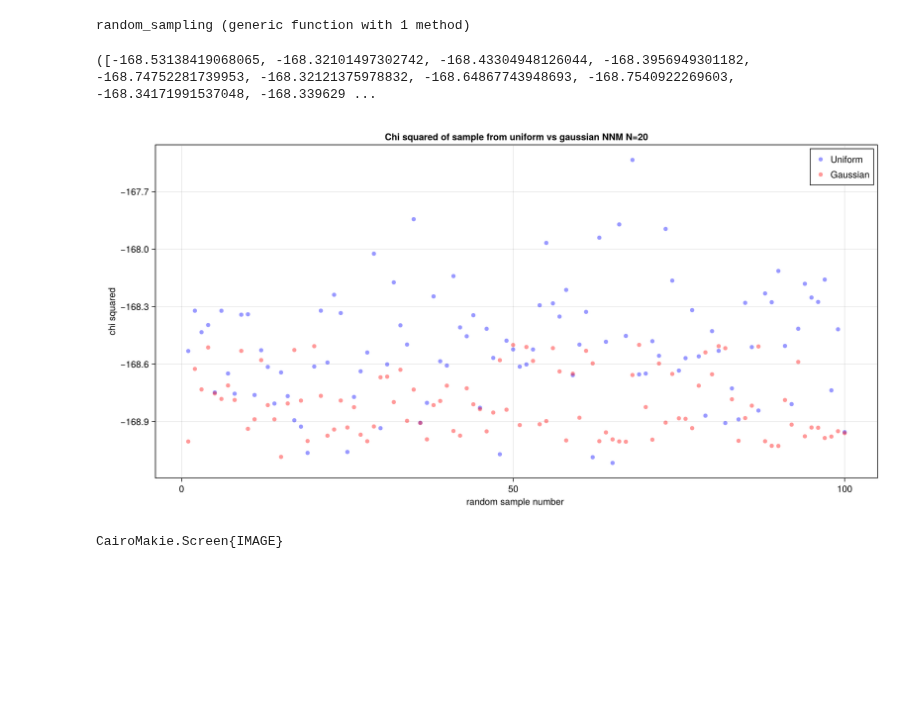
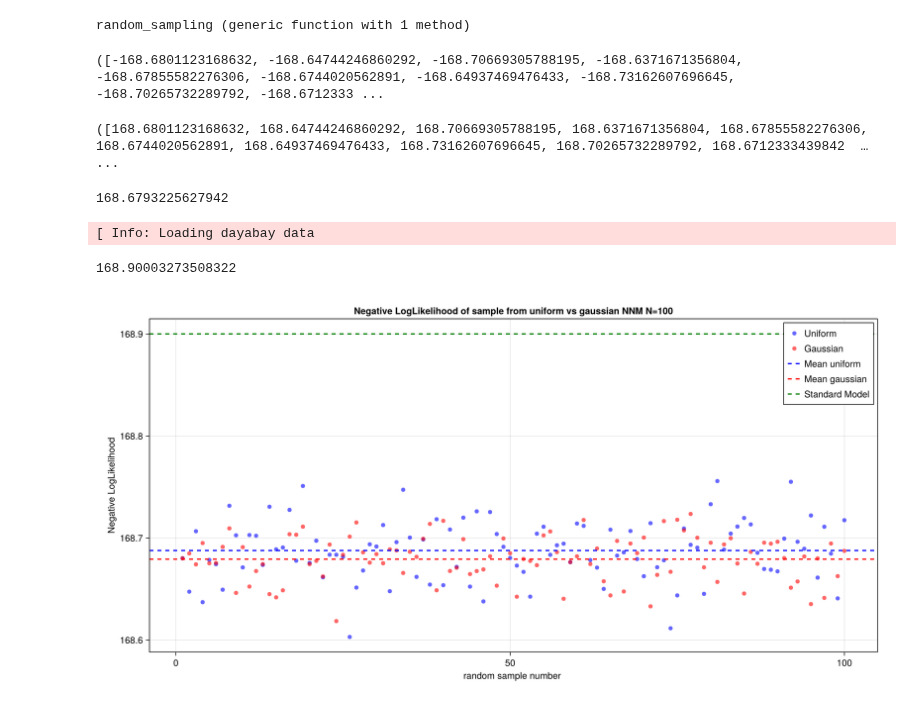
Before and after one commit to philippeller/Newtrinos.jl, a Jupyter notebook: notebooks/new_method.ipynb, the cells around one changed output. Saved outputs shown, nothing was run; the diff lists cells and outputs as text; code cells hidden in the pictures; blank space fills up the shorter version.

```diff
--- a/notebooks/new_method.ipynb
+++ b/notebooks/new_method.ipynb
@@ -159,7 +156,7 @@ function random_sampling(physics, experiments, p)
 
    @showprogress for i in 1:100
       #println("Random sampling iteration: $i")
-      sigma=2*p.m₀/10000000000
+      sigma=2*p.m₀/1000
       new_m₀_un = rand(Uniform(p.m₀, p.m₀*(1+2/p.r)))
       new_m₀_norm=rand(truncated(Normal(p.m₀,sigma), p.m₀, p.m₀*(1+2/p.r)))
       p_new_un = @set p.m₀ = new_m₀_un
@@ -189,30 +186,69 @@ random_sampling (generic function with 1 method)
 # %%
 trial=random_sampling(physics, experiments, p)
 # %% [output]
-([-168.53138419068065, -168.32101497302742, -168.43304948126044, -168.3956949301182, -168.74752281739953, -168.32121375978832, -168.64867743948693, -168.7540922269603, -168.34171991537048, -168.339629 ...
+([-168.6801123168632, -168.64744246860292, -168.70669305788195, -168.6371671356804, -168.67855582276306, -168.6744020562891, -168.64937469476433, -168.73162607696645, -168.70265732289792, -168.6712333 ...
+# %%
+trial=.-trial # to have the negative log likelihood
+# %% [output]
+([168.6801123168632, 168.64744246860292, 168.70669305788195, 168.6371671356804, 168.67855582276306, 168.6744020562891, 168.64937469476433, 168.73162607696645, 168.70265732289792, 168.6712333439842  …  ...
+# %%
+mean_un=mean(trial[1])
+mean_norm=mean(trial[2])
+# %% [output]
+168.6793225627942
+# %%
+# standard model for comparison
+osc_cfg_SM = Newtrinos.osc.OscillationConfig(
+    flavour=Newtrinos.osc.ThreeFlavour(),
+    propagation=Newtrinos.osc.Basic(),
+    states=Newtrinos.osc.All(),
+    interaction=Newtrinos.osc.SI()
+    )
+
+osc = Newtrinos.osc.configure(osc_cfg_SM)
+
+atm_flux = Newtrinos.atm_flux.configure()
+earth_layers = Newtrinos.earth_layers.configure()
+
+physics_SM = (; osc, atm_flux, earth_layers);
+
+experiments_SM = (
+
+  dayabay= Newtrinos.dayabay.configure(physics_SM),
+);
+
+p_SM = Newtrinos.get_params(experiments_SM)
+
+likelihood_SM=-logdensityof(Newtrinos.dayabay.get_forward_model(physics_SM, assets)(p_SM), assets.observed)
+# %% [output]
+[ Info: Loading dayabay data
+168.90003273508322
 # %%
 fig = Figure(size = (1200, 600))
 ax = Axis(fig[1, 1],
     xlabel = "random sample number ",
-    ylabel = "chi squared",
-    title = "Chi squared of sample from uniform vs gaussian NNM N=20")
-scatter!(ax, 1:100, trial[1], color = (:blue, 0.4), label = "Uniform")
-scatter!(ax, 1:100, trial[2], color = (:red, 0.4), label = "Gaussian")
+    ylabel = "Negative LogLikelihood",
+    title = "Negative LogLikelihood of sample from uniform vs gaussian NNM N=100")
+scatter!(ax, 1:100, trial[1], color = (:blue, 0.6), label = "Uniform")
+scatter!(ax, 1:100, trial[2], color = (:red, 0.6), label = "Gaussian")
 
+
+hlines!(ax, [mean_un], color = :blue, linestyle = :dash, linewidth = 2, label = "Mean uniform")
+hlines!(ax, [mean_norm], color = :red, linestyle = :dash, linewidth = 2, label = "Mean gaussian")
+hlines!(ax, likelihood_SM, color = :green, linestyle = :dash, linewidth = 2, label = "Standard Model")
 
 # Add legend
 axislegend(ax, position = :rt)
 
 # Add grid
 ax.xgridvisible = true
 ax.ygridvisible = true
 ax.xgridcolor = (:black, 0.1)
 ax.ygridcolor = (:black, 0.1)
 
 # Show the plot
 display(fig)
 
-#save("/home/sofialon/Newtrinos.jl/aug_plots/dayabay/nm_dayabay_NNM_N20_m0=0.1_chi.png", fig)
+save("/home/sofialon/Newtrinos.jl/aug_plots/Newmethod/dayabay_samples_NNM_N100_m0=0.1.png", fig)
 # %% [output]
-[figure, old version]
+[figure, new version]
-CairoMakie.Screen{IMAGE}
```
Also changed, not shown: parts of 7 cells of this notebook, 42 other files.
